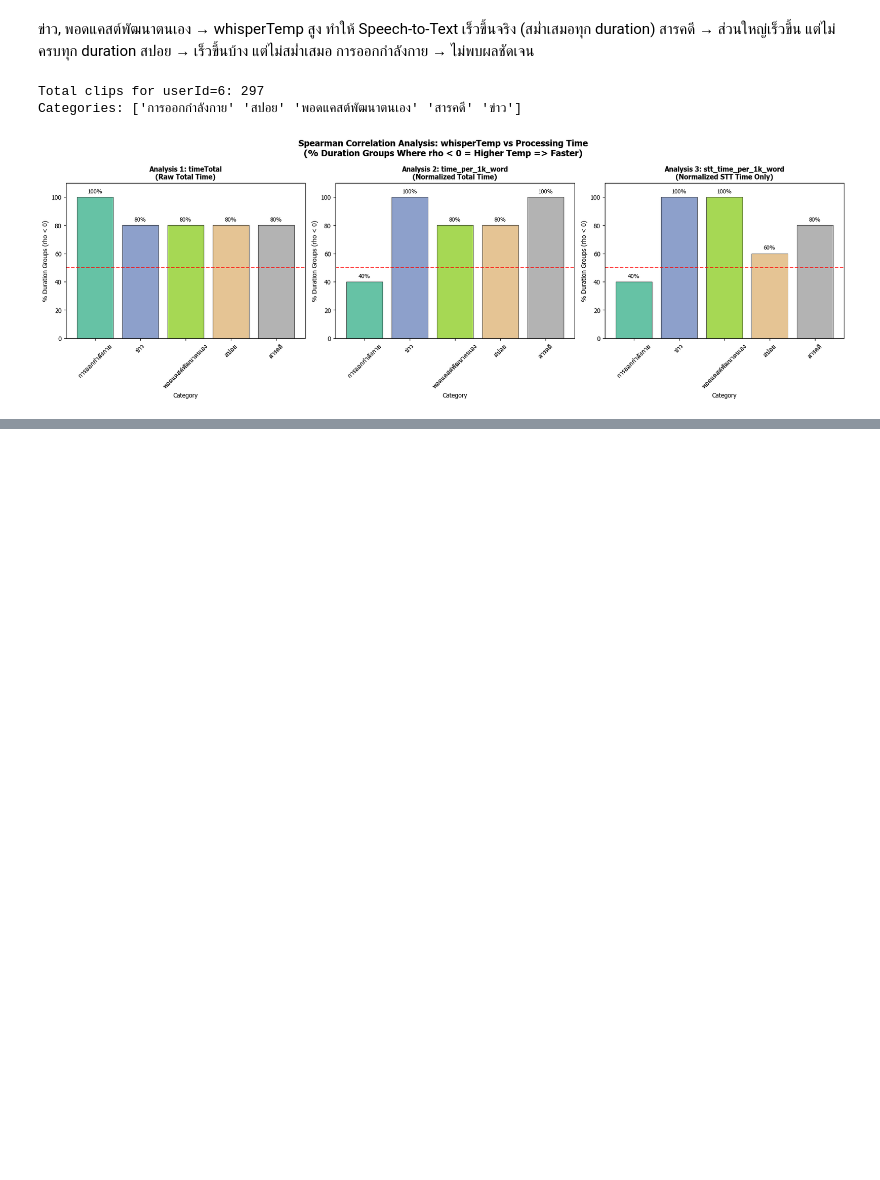
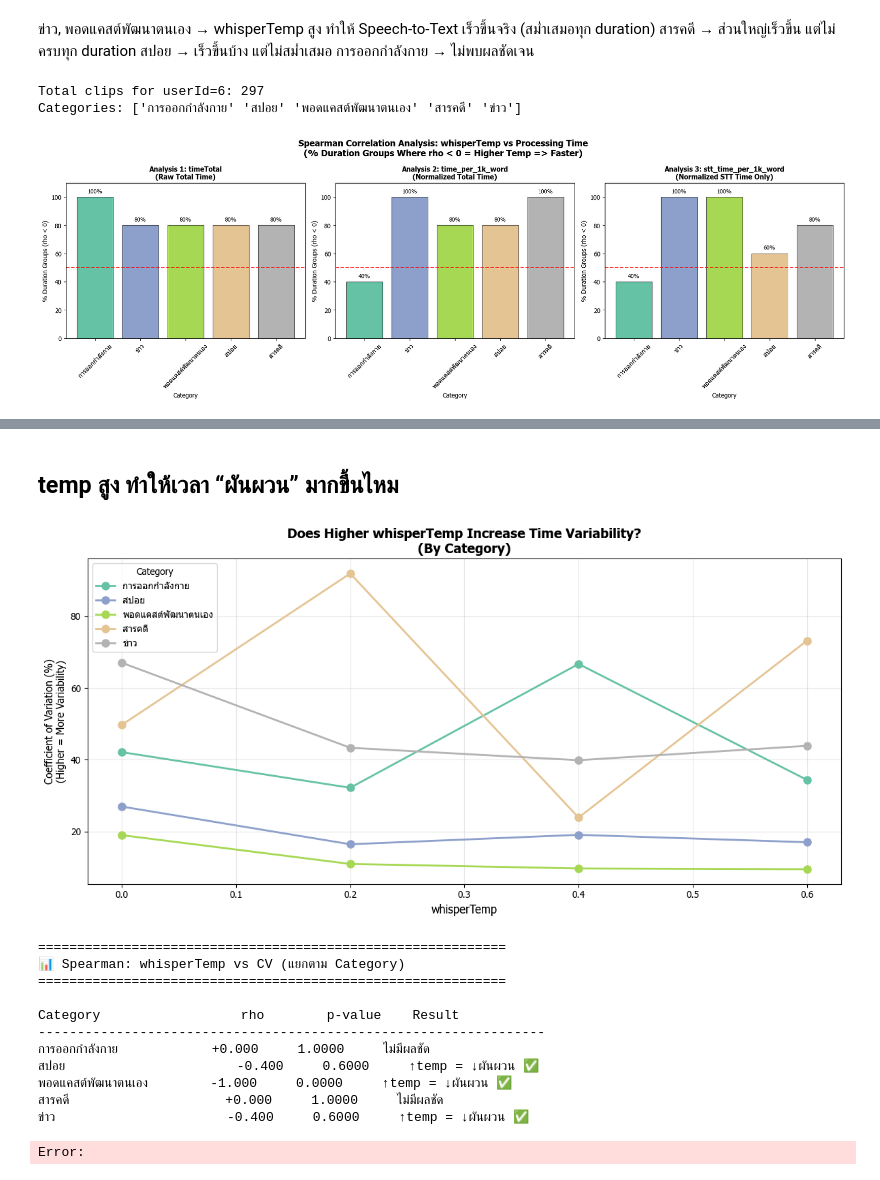
Before and after one commit to LLM-Summarization-Project/Analysis, a Jupyter notebook: stats.ipynb, the cells around one changed output, grey strips where cells are left out. Saved outputs shown, nothing was run; the diff lists cells and outputs as text; code cells hidden in the pictures; blank space fills up the shorter version.

Commit message:
feat: Add STT bottleneck and Whisper temperature variability analysis with new plots and an evaluation script.

```diff
--- a/stats.ipynb
+++ b/stats.ipynb
@@ -553,0 +696,79 @@ Categories: ['การออกกำลังกาย' 'สปอย' 'พอ
+# %% [markdown]
+## temp สูง ทำให้เวลา “ผันผวน” มากขึ้นไหม
+# %%
+# ===========================================
+# whisperTemp vs Variability แยกตาม Category
+# ===========================================
+
+import pandas as pd
+import numpy as np
+import matplotlib.pyplot as plt
+from scipy.stats import spearmanr
+
+plt.rcParams['font.family'] = 'Tahoma'
+
+df_clean = df[df['transcriptWord'] >= 100]
+
+# คำนวณ CV สำหรับแต่ละ (Category, whisperTemp)
+variability = df_clean.groupby(["Category", "whisperTemp"])["time_per_1k_word"].agg(['mean', 'std', 'count'])
+variability['cv'] = variability['std'] / variability['mean'] * 100
+variability = variability.reset_index()
+
+# ===========================================
+# Visualization: Line Plot แยกตาม Category
+# ===========================================
+fig, ax = plt.subplots(figsize=(12, 6))
+
+categories = df_clean['Category'].unique()
+colors = plt.cm.Set2(np.linspace(0, 1, len(categories)))
+
+for i, cat in enumerate(categories):
+    cat_data = variability[variability['Category'] == cat]
+    ax.plot(cat_data['whisperTemp'], cat_data['cv'],
+            marker='o', linewidth=2, markersize=8,
+            label=cat, color=colors[i])
+
+ax.set_xlabel('whisperTemp', fontsize=12)
+ax.set_ylabel('Coefficient of Variation (%)\n(Higher = More Variability)', fontsize=11)
+ax.set_title('Does Higher whisperTemp Increase Time Variability?\n(By Category)', fontsize=14, fontweight='bold')
+ax.legend(title='Category', loc='best')
+ax.grid(True, alpha=0.3)
+
+plt.tight_layout()
+plt.savefig('whisper_temp_variability_by_category.png', dpi=150, bbox_inches='tight')
+plt.show()
+
+# ===========================================
+# สรุป Spearman Correlation แยกตาม Category
+# ===========================================
+print("\n" + "=" * 60)
+print("📊 Spearman: whisperTemp vs CV (แยกตาม Category)")
+print("=" * 60)
+print(f"\n{'Category':<25} {'rho':<10} {'p-value':<10} {'Result'}")
+print("-" * 65)
+
+for cat in categories:
+    cat_data = variability[variability['Category'] == cat]
+    if len(cat_data) >= 3:
+        rho, p = spearmanr(cat_data['whisperTemp'], cat_data['cv'])
+        if rho > 0.3:
+            result = "↑temp = ↑ผันผวน ⚠️"
+        elif rho < -0.3:
+            result = "↑temp = ↓ผันผวน ✅"
+        else:
+            result = "ไม่มีผลชัด"
+        print(f"{cat:<25} {rho:>+.3f}     {p:<10.4f} {result}")
+# %% [output]
+[figure, added]
+============================================================
+📊 Spearman: whisperTemp vs CV (แยกตาม Category)
+============================================================
+
+Category                  rho        p-value    Result
+-----------------------------------------------------------------
+การออกกำลังกาย            +0.000     1.0000     ไม่มีผลชัด
+สปอย                      -0.400     0.6000     ↑temp = ↓ผันผวน ✅
+พอดแคสต์พัฒนาตนเอง        -1.000     0.0000     ↑temp = ↓ผันผวน ✅
+สารคดี                    +0.000     1.0000     ไม่มีผลชัด
+ข่าว                      -0.400     0.6000     ↑temp = ↓ผันผวน ✅
+Error:
```
Also changed, not shown: parts of 2 cells of this notebook, 7 other files.
